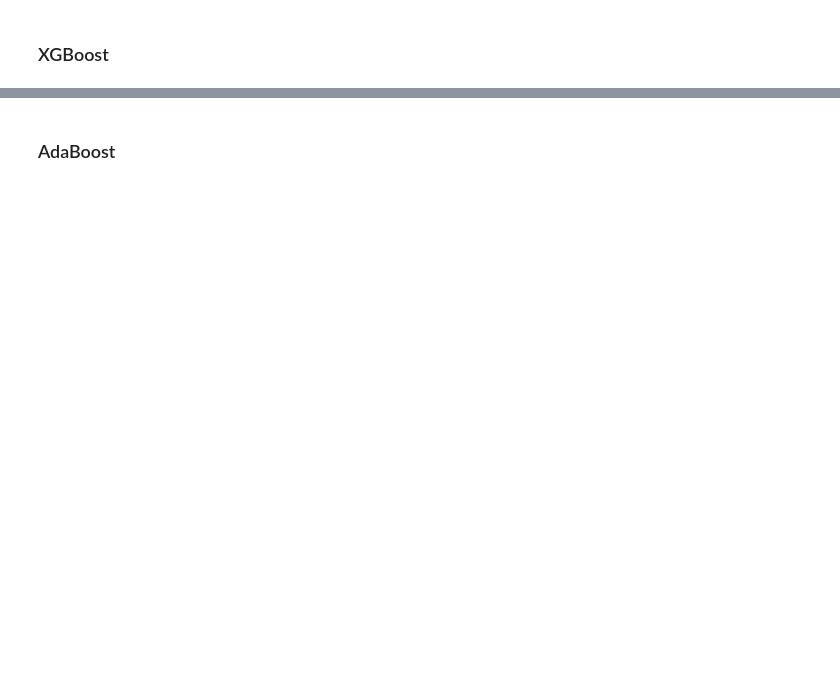
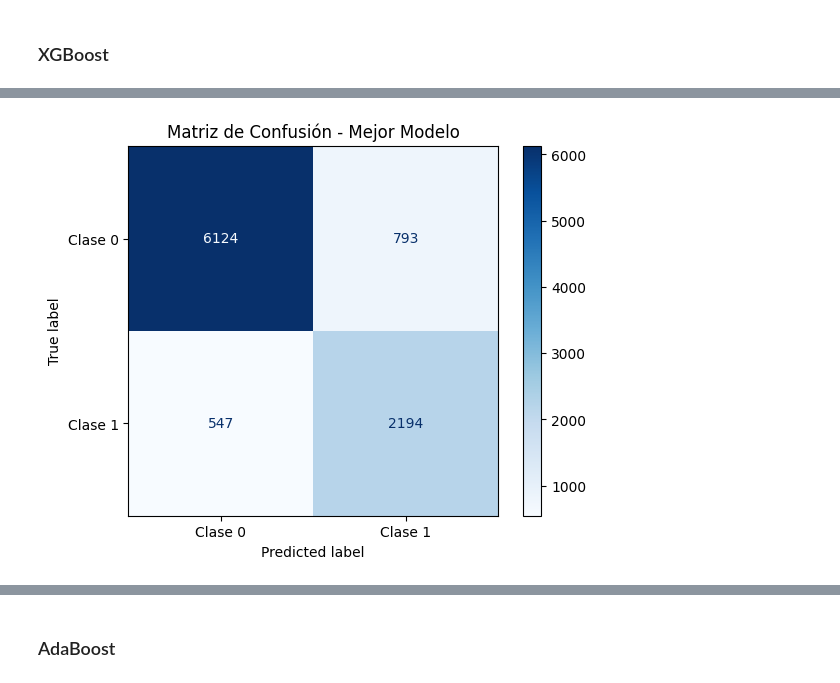
Before and after one commit to Nachosanchezz/ia_trabajos, a Jupyter notebook: notebooks/03_lanzamiento_modelos.ipynb, the cells around one changed output, grey strips where cells are left out. Saved outputs shown, nothing was run; the diff lists cells and outputs as text; code cells hidden in the pictures; blank space fills up the shorter version.

```diff
--- a/notebooks/03_lanzamiento_modelos.ipynb
+++ b/notebooks/03_lanzamiento_modelos.ipynb
@@ -138,21 +194,15 @@ display(results_df.head(5))
 # Definir los hiperparámetros
 
 param_grid = {
-    'learning_rate': [0.05],  # Aumentar el learning_rate
-    'n_estimators': [200],  # Aumentar el número de estimadores
-    'max_depth': [18],  # Aumentar la profundidad de los árboles
-    'min_samples_split': [13],  # Ajustar min_child_weight para más flexibilidad
-    'min_samples_leaf': [3],  # Ajustar min_child_weight para más flexibilidad
+    'learning_rate': [0.05, 0.1, 0.15],  # Reducir la tasa de aprendizaje
+    'n_estimators': [800],  # Aumentar el número de estimadores
+    'max_depth': [8, 10],  # Reducir la profundidad de los árboles
+    'scale_pos_weight': [1, 2],  # Ajustar para balance de clases
+    'colsample_bytree': [0.8, 0.9],  # Ajustar número de características
+    'subsample': [0.8],  # Usar una fracción de las muestras para cada árbol
+    'gamma': [0.1],  # Mantener gamma bajo
+    'base_score': [0.5],  # Mantener base_score en 0.5
 }
-
-"""'subsample': [0.8],  # Probar un valor más bajo de subsample
-    'colsample_bytree': [0.7],  # Ajustar el número de características usadas
-    'gamma': [0.1],  # Mantener gamma bajo
-    'scale_pos_weight': [10],  # Aumentar scale_pos_weight para clases desbalanceadas
-    'base_score': [0.5],  # Mantener base_score en 0.5
-    'random_state': [42],  # Semilla fija para reproducibilidad"""
-
-
 
 # Almacenar los resultados
 
@@ -161,15 +211,19 @@ results = []
 # Iterar sobre los parámetros
 
 for params in product(*param_grid.values()):
-    learning_rate, n_estimators, max_depth, min_samples_leaf, min_samples_split = params
+    learning_rate, n_estimators, max_depth, scale_pos_weight, colsample_bytree, subsample, gamma, base_score = params
     model = XGBClassifier(
-        learning_rate=learning_rate,
-        n_estimators=n_estimators,
-        max_depth=max_depth,
-        min_samples_leaf=min_samples_leaf,
-        min_samples_split=min_samples_split,
+        learning_rate=float(learning_rate),
+        n_estimators=int(n_estimators),
+        max_depth=int(max_depth),
         objective='binary:logistic',
-        eval_metric='logloss'
+        eval_metric='logloss',
+        random_state=42,
+        scale_pos_weight=int(scale_pos_weight),
+        colsample_bytree=float(colsample_bytree),
+        subsample=float(subsample),
+        gamma=float(gamma),
+        base_score=float(base_score)
     )
 
     # Entrenar el modelo
@@ -199,8 +253,11 @@ for params in product(*param_grid.values()):
         'learning_rate': learning_rate,
         'n_estimators': n_estimators,
         'max_depth': max_depth,
-        'min_samples_split': min_samples_split,
-        'min_samples_leaf': min_samples_leaf,
+        'scale_pos_weight': scale_pos_weight,
+        'colsample_bytree': colsample_bytree,
+        'subsample': subsample,
+        'gamma': gamma,
+        'base_score': base_score,
         'accuracy': accuracy,
         'f1_score': f1,
         'recall': recall,  # <-- Priorizar recall
@@ -216,4 +273,55 @@ results_df = pd.DataFrame(results).sort_values(by=['recall', 'f1_score'], ascend
 # Mostrar los resultados
 
 display(results_df.head(5))
+
+# Seleccionar el mejor modelo
+
+best_model_params = results_df.iloc[0]
+best_model = XGBClassifier(
+    learning_rate=best_model_params['learning_rate'],
+    n_estimators=int(best_model_params['n_estimators']),
+    max_depth=int(best_model_params['max_depth']),
+    objective='binary:logistic',
+    eval_metric='logloss',
+    random_state=42
+)
+
+# Entrenar el mejor modelo
+
+best_model.fit(X_train, y_train)
+
+# Predecir el modelo en los datos de prueba
+
+y_pred_proba = best_model.predict_proba(X_test)[:, 1]
+y_pred = (y_pred_proba > 0.4).astype(int)
+
+# Calcular la matriz de confusión
+cm = confusion_matrix(y_test, y_pred)
+disp = ConfusionMatrixDisplay(confusion_matrix=cm, display_labels=['Clase 0', 'Clase 1'])
+disp.plot(cmap=plt.cm.Blues)
+plt.title(f'Matriz de Confusión - Mejor Modelo')
+plt.show()
+
+# Calcular la curva ROC
+fpr, tpr, thresholds = roc_curve(y_test, y_pred_proba)
+
+# Graficar la Curva ROC
+plt.figure(figsize=(8, 6))
+plt.plot(fpr, tpr, color='blue', label=f'AUC = {roc_auc_score(y_test, y_pred_proba):.2f}')
+plt.plot([0, 1], [0, 1], color='gray', linestyle='--')
+plt.title(f'Curva ROC - Mejor Modelo')
+plt.xlabel('Tasa de Falsos Positivos')
+plt.ylabel('Tasa de Verdaderos Positivos')
+plt.legend(loc='lower right')
+plt.grid(True)
+plt.show()
+
+# Graficar Recall vs Umbral de decisión
+plt.figure(figsize=(8, 6))
+plt.plot(thresholds, tpr, label='Recall', color='green')
+plt.title('Recall vs Umbral de Decisión')
+plt.xlabel('Umbral de Decisión')
+plt.ylabel('Recall')
+plt.grid(True)
+plt.show()
 # %% [output]
@@ -239,0 +334 @@ Parameters: { "min_samples_leaf", "min_samples_split" } are not used.
+[figure, added]
```
Also changed, not shown: parts of 5 cells of this notebook.
